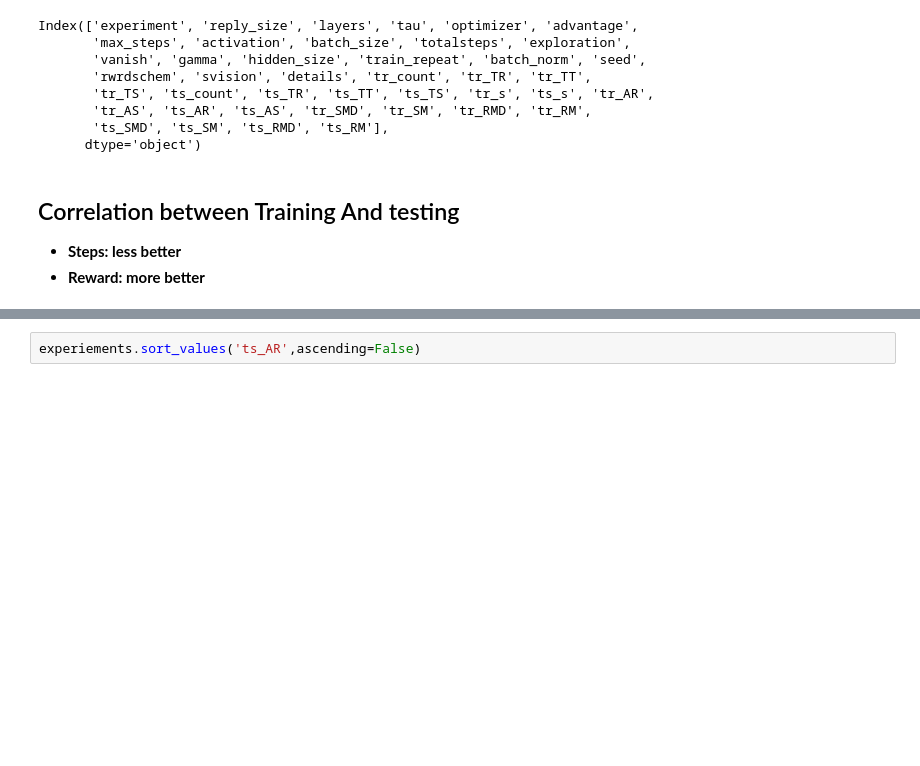
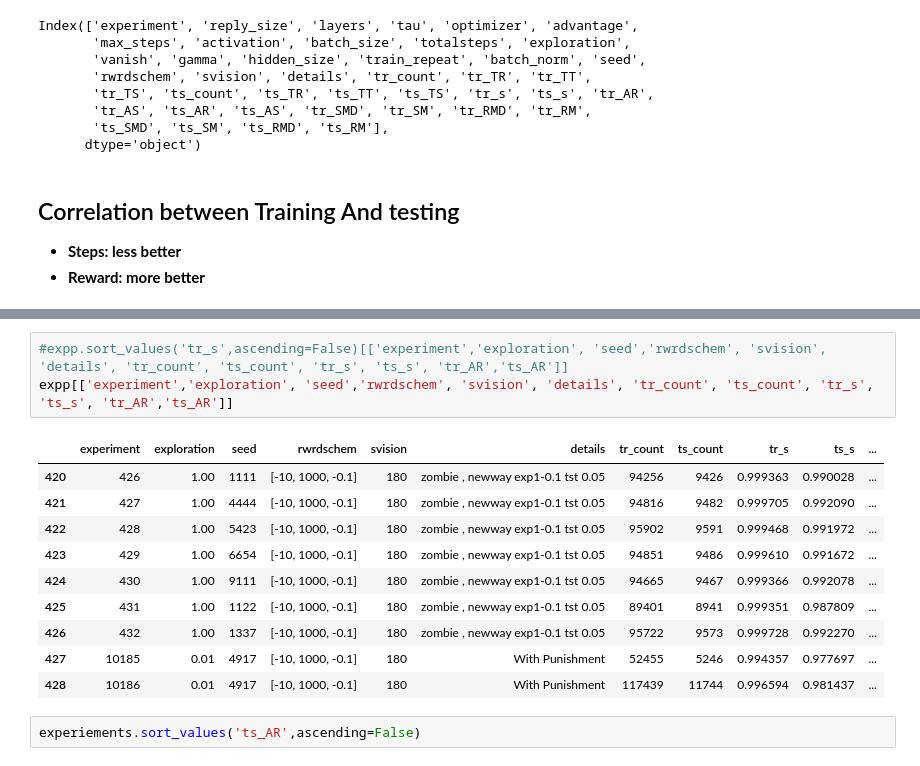
Before and after one commit to aqeel13932/APES_PT, a Jupyter notebook: output/Analysis.ipynb, the cells around one changed output, grey strips where cells are left out. Saved outputs shown, nothing was run; the diff lists cells and outputs as text; blank space fills up the shorter version.

```diff
--- a/output/Analysis.ipynb
+++ b/output/Analysis.ipynb
@@ -67,3 +49,17 @@ expp.sort_values('tr_AR',ascending=False)
+# %%
+#expp.sort_values('tr_s',ascending=False)[['experiment','exploration', 'seed','rwrdschem', 'svision', 'details', 'tr_count', 'ts_count', 'tr_s', 'ts_s', 'tr_AR','ts_AR']]
+expp[['experiment','exploration', 'seed','rwrdschem', 'svision', 'details', 'tr_count', 'ts_count', 'tr_s', 'ts_s', 'tr_AR','ts_AR']]
+# %% [output]
+|  | experiment | exploration | seed | rwrdschem | svision | details | tr_count | ts_count | tr_s | ts_s | ... |
+| 420 | 426 | 1.00 | 1111 | [-10, 1000, -0.1] | 180 | zombie , newway exp1-0.1 tst 0.05 | 94256 | 9426 | 0.999363 | 0.990028 | ... |
+| 421 | 427 | 1.00 | 4444 | [-10, 1000, -0.1] | 180 | zombie , newway exp1-0.1 tst 0.05 | 94816 | 9482 | 0.999705 | 0.992090 | ... |
+| 422 | 428 | 1.00 | 5423 | [-10, 1000, -0.1] | 180 | zombie , newway exp1-0.1 tst 0.05 | 95902 | 9591 | 0.999468 | 0.991972 | ... |
+| 423 | 429 | 1.00 | 6654 | [-10, 1000, -0.1] | 180 | zombie , newway exp1-0.1 tst 0.05 | 94851 | 9486 | 0.999610 | 0.991672 | ... |
+| 424 | 430 | 1.00 | 9111 | [-10, 1000, -0.1] | 180 | zombie , newway exp1-0.1 tst 0.05 | 94665 | 9467 | 0.999366 | 0.992078 | ... |
+| 425 | 431 | 1.00 | 1122 | [-10, 1000, -0.1] | 180 | zombie , newway exp1-0.1 tst 0.05 | 89401 | 8941 | 0.999351 | 0.987809 | ... |
+| 426 | 432 | 1.00 | 1337 | [-10, 1000, -0.1] | 180 | zombie , newway exp1-0.1 tst 0.05 | 95722 | 9573 | 0.999728 | 0.992270 | ... |
+| 427 | 10185 | 0.01 | 4917 | [-10, 1000, -0.1] | 180 | With Punishment | 52455 | 5246 | 0.994357 | 0.977697 | ... |
+| 428 | 10186 | 0.01 | 4917 | [-10, 1000, -0.1] | 180 | With Punishment | 117439 | 11744 | 0.996594 | 0.981437 | ... |
 # %%
 experiements.sort_values('ts_AR',ascending=False)
 # %% [output]
```
Also changed, not shown: parts of 15 cells of this notebook.
